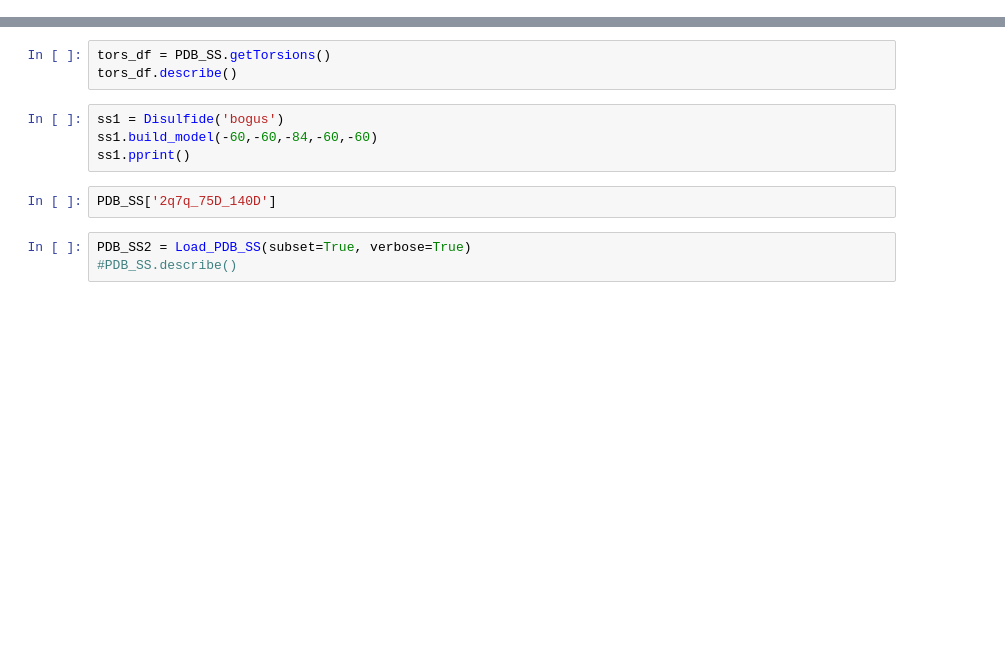
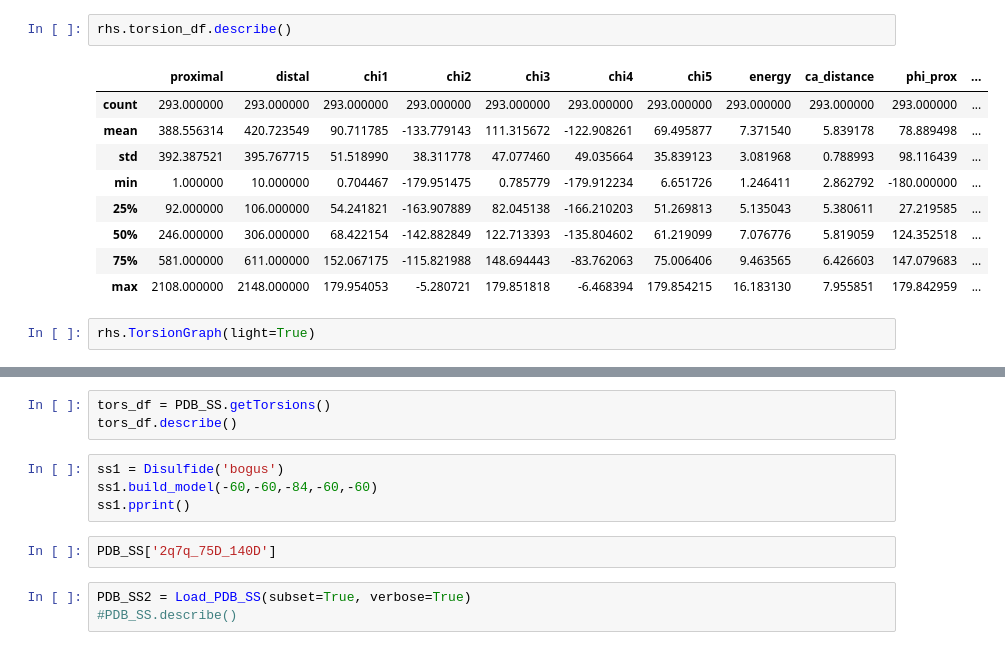
Before and after one commit to suchanek/proteusPy, a Jupyter notebook: notebooks/DisulfidePlayground.ipynb, the cells around one changed output, grey strips where cells are left out. Drawn from its saved outputs; the diff is of its cells as text; blank space fills up the shorter version.

```diff
--- a/notebooks/DisulfidePlayground.ipynb
+++ b/notebooks/DisulfidePlayground.ipynb
@@ -122,0 +108,14 @@ Nisplay_torsion_statistics(rhs, t,d)
+# %%
+rhs.torsion_df.describe()
+# %% [output]
+|  | proximal | distal | chi1 | chi2 | chi3 | chi4 | chi5 | energy | ca_distance | phi_prox | ... |
+| count | 293.000000 | 293.000000 | 293.000000 | 293.000000 | 293.000000 | 293.000000 | 293.000000 | 293.000000 | 293.000000 | 293.000000 | ... |
+| mean | 388.556314 | 420.723549 | 90.711785 | -133.779143 | 111.315672 | -122.908261 | 69.495877 | 7.371540 | 5.839178 | 78.889498 | ... |
+| std | 392.387521 | 395.767715 | 51.518990 | 38.311778 | 47.077460 | 49.035664 | 35.839123 | 3.081968 | 0.788993 | 98.116439 | ... |
+| min | 1.000000 | 10.000000 | 0.704467 | -179.951475 | 0.785779 | -179.912234 | 6.651726 | 1.246411 | 2.862792 | -180.000000 | ... |
+| 25% | 92.000000 | 106.000000 | 54.241821 | -163.907889 | 82.045138 | -166.210203 | 51.269813 | 5.135043 | 5.380611 | 27.219585 | ... |
+| 50% | 246.000000 | 306.000000 | 68.422154 | -142.882849 | 122.713393 | -135.804602 | 61.219099 | 7.076776 | 5.819059 | 124.352518 | ... |
+| 75% | 581.000000 | 611.000000 | 152.067175 | -115.821988 | 148.694443 | -83.762063 | 75.006406 | 9.463565 | 6.426603 | 147.079683 | ... |
+| max | 2108.000000 | 2148.000000 | 179.954053 | -5.280721 | 179.851818 | -6.468394 | 179.854215 | 16.183130 | 7.955851 | 179.842959 | ... |
+# %%
+rhs.TorsionGraph(light=True)
```
Also changed, not shown: parts of 11 cells of this notebook, 4 other files.
